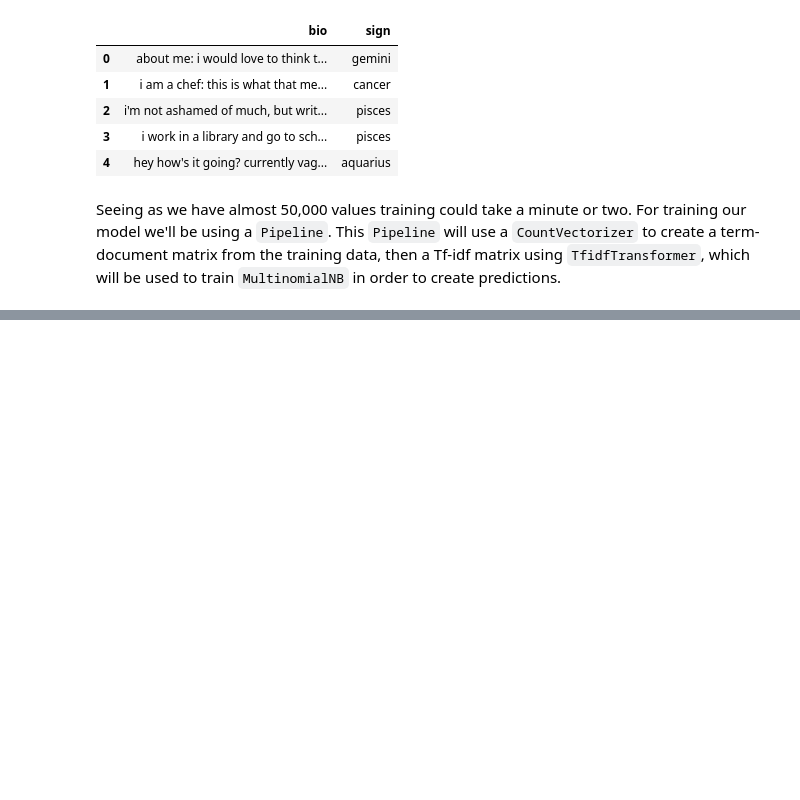
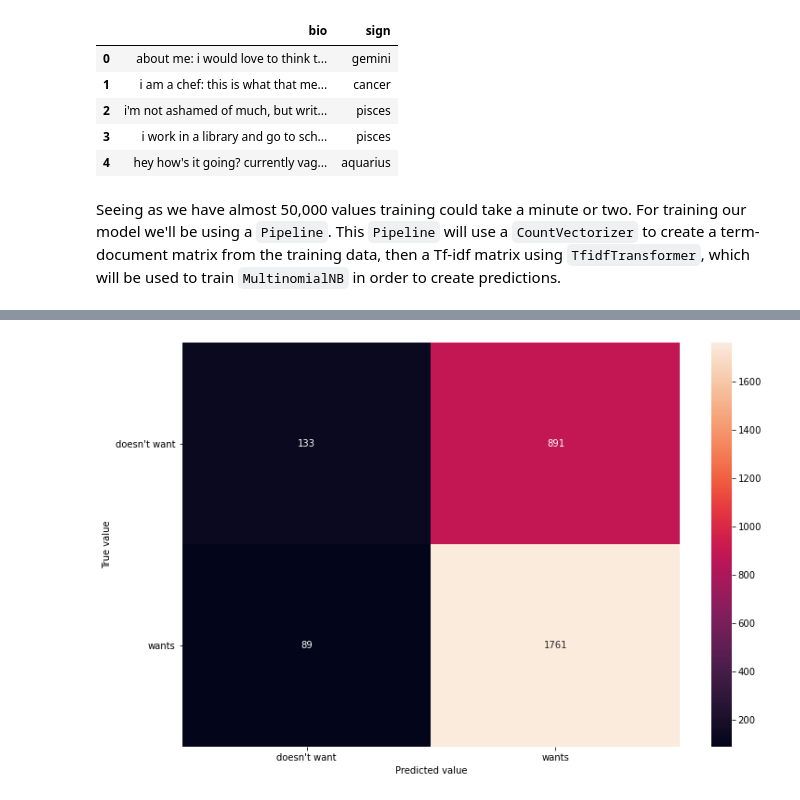
Before and after one commit to arkmalcom/date-a-scientist, a Jupyter notebook: date-a-scientist.ipynb, the cells around one changed output, grey strips where cells are left out. Cells and saved outputs as stored; diff of their text form; code cells hidden in the pictures; blank space fills up the shorter version.

```diff
--- a/date-a-scientist.ipynb
+++ b/date-a-scientist.ipynb
@@ -263,0 +400,11 @@ Much like the Decision Tree, it's not very accurate. It stands about the same ch
+# %%
+children_features = ['offspring', 'education', 'job', 'wants_children']
+children_df = df[children_features[:-1]].dropna()
+children_df['wants_children'] = children_df['offspring'].apply(lambda x: 0 if ("doesn't want" in x) \
+                                                                else (1 if "want" in x else None))
+children_df.dropna(inplace=True)
+children_df['wants_children'] = children_df['wants_children'].astype(int)
+print(children_df['offspring'].unique())
+children_df = children_df.drop(columns=['offspring'])
+print(len(children_df))
+children_df.head(5)
@@ -263,0 +432,4 @@ Much like the Decision Tree, it's not very accurate. It stands about the same ch
+# %%
+for feature in children_features[1:-1]:
+    children_df = pd.get_dummies(children_df, columns=[feature], prefix=[feature])
+children_df.head()
@@ -263,0 +456,7 @@ Much like the Decision Tree, it's not very accurate. It stands about the same ch
+# %%
+children_data = children_df.iloc[:, 1:]
+children_labels = children_df['wants_children'].values
+
+children_train_data, children_test_data, children_train_labels, children_test_labels = train_test_split(children_data, \
+                                                                                                       children_labels, \
+                                                                                                       random_state=0)
@@ -263,0 +473,5 @@ Much like the Decision Tree, it's not very accurate. It stands about the same ch
+# %%
+lr_clf = LogisticRegression()
+lr_clf.fit(children_train_data, children_train_labels)
+lr_predictions = lr_clf.predict(children_test_data)
+print(classification_report(children_test_labels, lr_predictions))
@@ -263,0 +487,13 @@ Much like the Decision Tree, it's not very accurate. It stands about the same ch
+# %%
+children_cm = confusion_matrix(children_test_labels, lr_predictions)
+
+plt.figure(figsize=(12,8))
+ax = plt.subplot()
+sns.heatmap(children_cm, annot=True, ax = ax,fmt="d")
+ax.set_xlabel("Predicted value")
+ax.set_ylabel("True value")
+ax.set_xticklabels(["doesn't want", "wants"])
+ax.set_yticklabels(["doesn't want", "wants"], rotation=360)
+plt.show()
+# %% [output]
+[figure, added]
```
Also changed, not shown: parts of 39 cells of this notebook.
